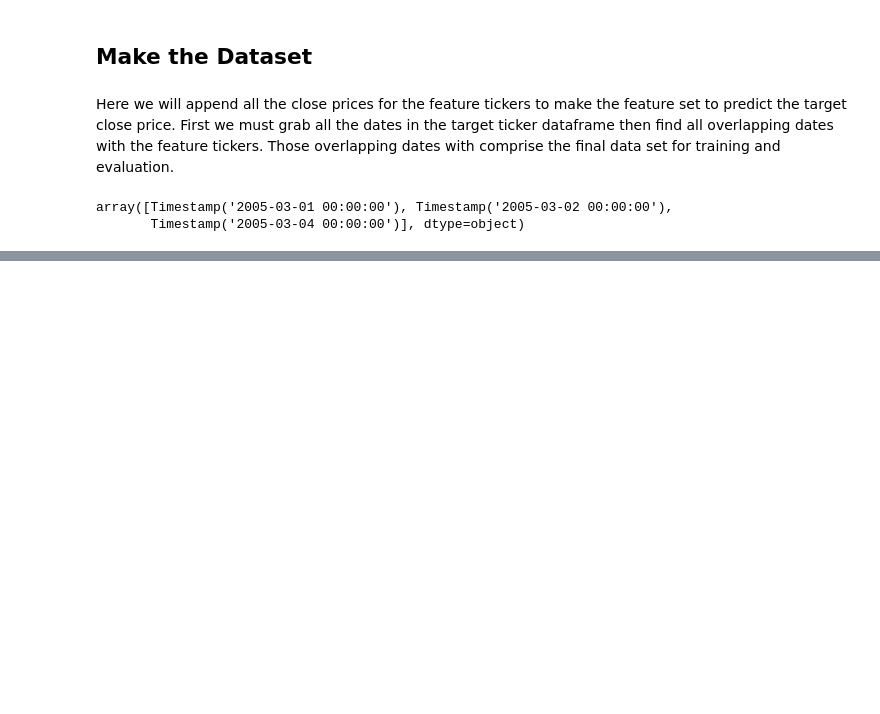
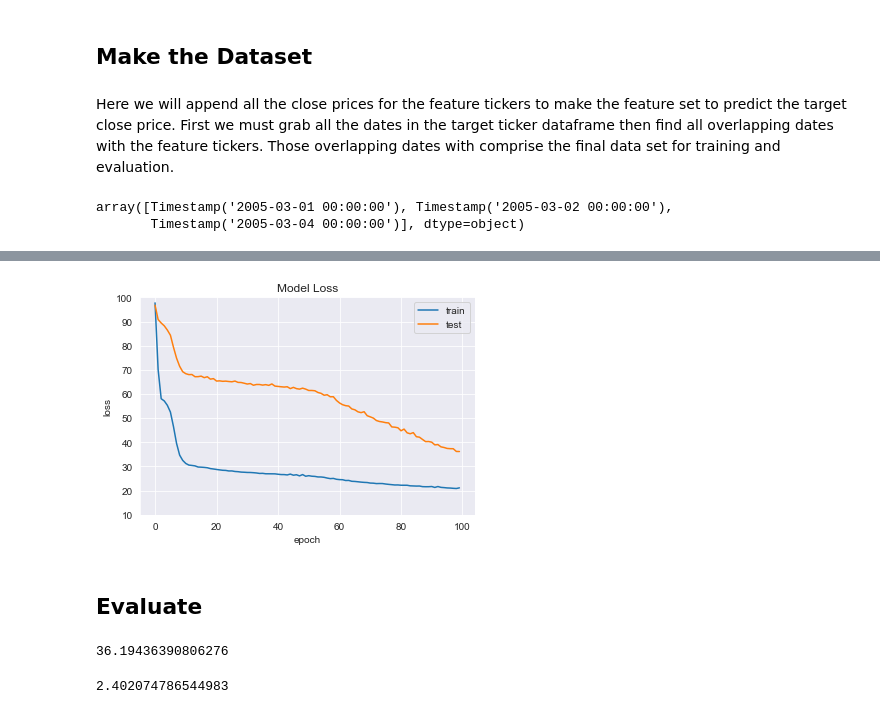
Before and after one commit to AndrewReaganM/msci_ml, a Jupyter notebook: workspace/Embeddings Pipeline.ipynb, the cells around one changed output, grey strips where cells are left out. Saved outputs shown, nothing was run; the diff lists cells and outputs as text; code cells hidden in the pictures; blank space fills up the shorter version.

```diff
--- a/workspace/Embeddings Pipeline.ipynb
+++ b/workspace/Embeddings Pipeline.ipynb
@@ -234,0 +332,8 @@ dataset_df.head()
+# %%
+# Make train and test sets
+from sklearn.model_selection import train_test_split
+# X_train, X_test, y_train, y_test = train_test_split(X, y, test_size=0.2, random_state=42)
+X_train = X[0:2276]
+X_test = X[2276:X.shape[0]]
+y_train = y[0:2276]
+y_test = y[2276:X.shape[0]]
@@ -234,0 +352,16 @@ dataset_df.head()
+# %%
+# Make neural network
+def create_model():
+    # create model
+    model = Sequential()
+    model.add(Dense(20, input_dim=X_train.shape[1], activation='relu'))
+    model.add(Dense(15, activation='sigmoid'))
+    model.add(Dense(10, activation='relu'))
+    model.add(Dense(1))
+    # Compile model
+    model.compile(optimizer ='adam', loss = 'mean_absolute_percentage_error',
+              metrics =[metrics.mape])
+    return model
+# %%
+model = create_model()
+model.summary()
@@ -234,0 +385,3 @@ dataset_df.head()
+# %%
+history = model.fit(X_train, y_train, validation_data=(X_test, y_test), epochs=100, batch_size=32,
+                    verbose = False)
@@ -234,0 +391,15 @@ dataset_df.head()
+# %%
+plt.plot(history.history['mean_absolute_percentage_error'])
+plt.plot(history.history['val_mean_absolute_percentage_error'])
+plt.title('Model Loss')
+plt.ylabel('loss')
+plt.xlabel('epoch')
+plt.legend(['train', 'test'], loc='upper right')
+plt.ylim(10, 100)
+#plt.xlim(10,)
+plt.savefig("RandomSampling.png", dpi=300, bbox_inches='tight') # save as png
+plt.show()
+# %% [output]
+[figure, added]
+# %% [markdown]
+## Evaluate
@@ -234,0 +409,12 @@ dataset_df.head()
+# %%
+# Error for this
+test_mape = msciLib.calculate_mape(y_test, prediction)
+test_mape
+# %% [output]
+36.19436390806276
+# %%
+# Error for base case
+basecase_mape = msciLib.calculate_mape(y[1:], y[0:len(y) - 1])
+basecase_mape
+# %% [output]
+2.402074786544983
```
Also changed, not shown: parts of 31 cells of this notebook.
